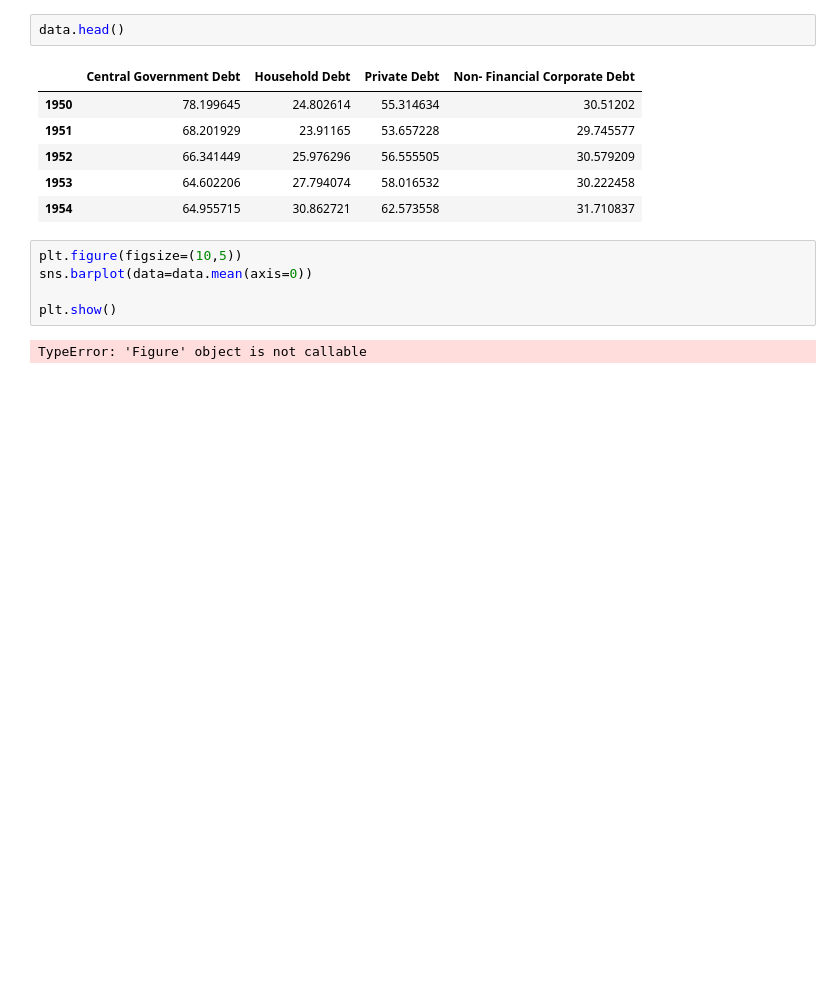
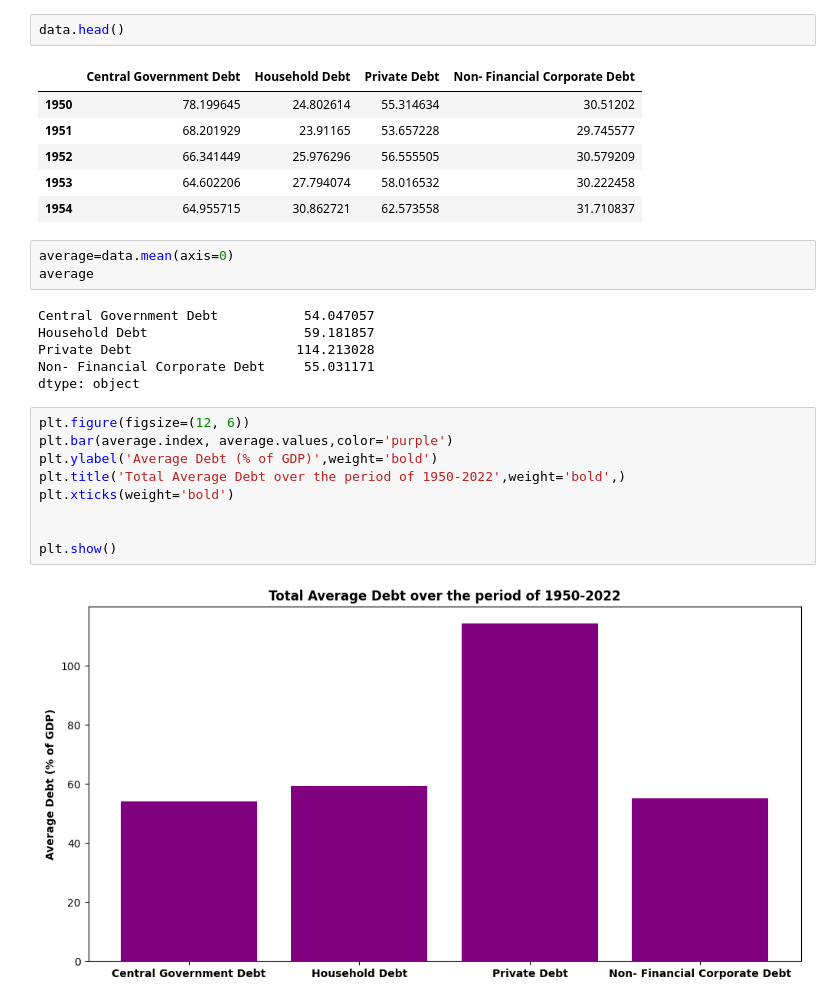
Before and after one commit to WamzMwangi/Global_Debt_Analysis, a Jupyter notebook: US_Debt_Analysis.ipynb, the cells around one changed output. Cells and saved outputs as stored; diff of their text form; blank space fills up the shorter version.

Commit message:
Bar plot viz

```diff
--- a/US_Debt_Analysis.ipynb
+++ b/US_Debt_Analysis.ipynb
@@ -316,9 +316,22 @@ data.head()
 | 1953 | 64.602206 | 27.794074 | 58.016532 | 30.222458 |
 | 1954 | 64.955715 | 30.862721 | 62.573558 | 31.710837 |
 # %%
-plt.figure(figsize=(10,5))
-sns.barplot(data=data.mean(axis=0))
-
-plt.show()
+average=data.mean(axis=0)
+average
 # %% [output]
-TypeError: 'Figure' object is not callable
+Central Government Debt           54.047057
+Household Debt                    59.181857
+Private Debt                     114.213028
+Non- Financial Corporate Debt     55.031171
+dtype: object
+# %%
+plt.figure(figsize=(12, 6))
+plt.bar(average.index, average.values,color='purple')
+plt.ylabel('Average Debt (% of GDP)',weight='bold')
+plt.title('Total Average Debt over the period of 1950-2022',weight='bold',)
+plt.xticks(weight='bold')
+
+
+plt.show()
+# %% [output]
+[figure, added]
```
Also changed, not shown: parts of 2 cells of this notebook.
